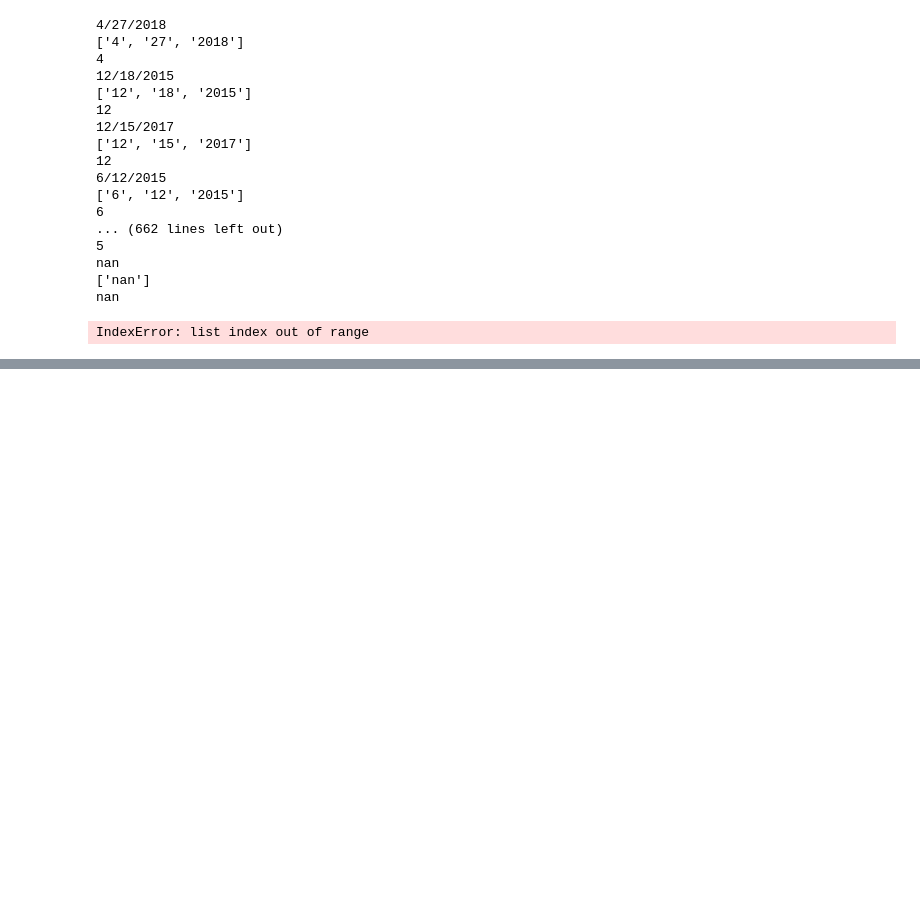
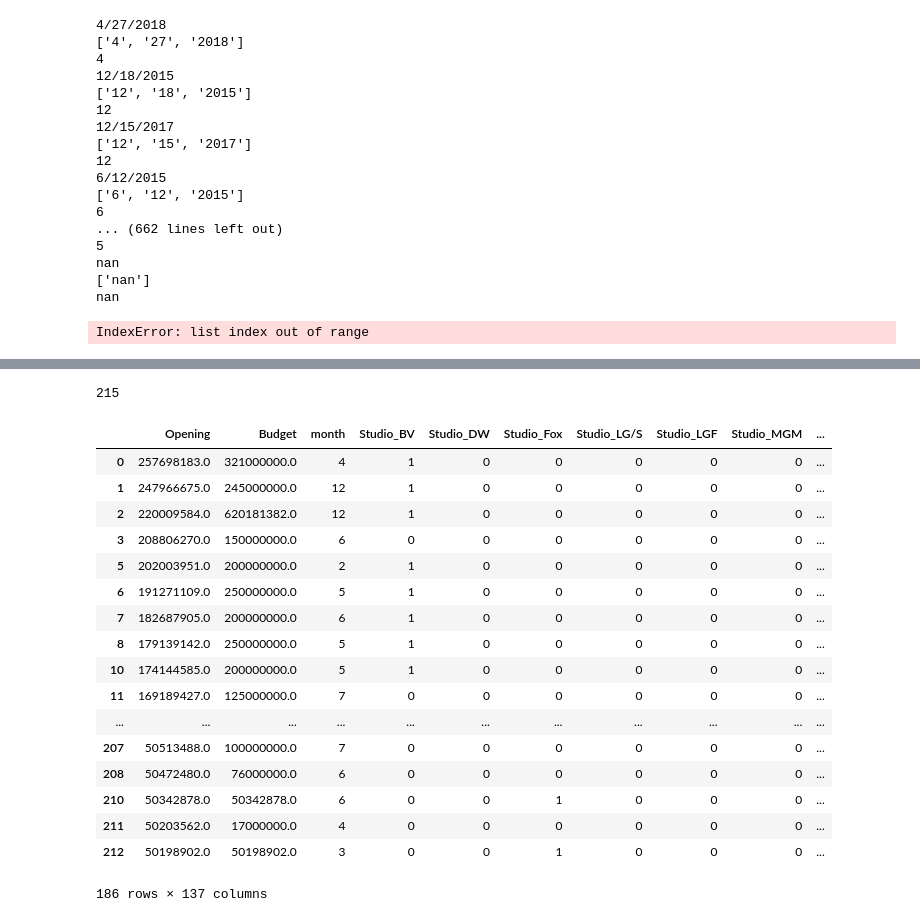
Before and after one commit to ddrossi93/Opening-Box-Office-Predictor, a Jupyter notebook: tester.ipynb, the cells around one changed output, grey strips where cells are left out. Drawn from its saved outputs; the diff is of its cells as text; code cells hidden in the pictures; blank space fills up the shorter version.

Commit message:
Cleaned dataset

```diff
--- a/tester.ipynb
+++ b/tester.ipynb
@@ -238,0 +234,33 @@ weekend_box.to_csv('after_imdb.csv')
+# %%
+len(dataset)
+# %% [output]
+215
+# %%
+cleaned_df = dataset.dropna()
+# %%
+cleaned_df = cleaned_df[['Opening', 'Studio', 'Director', 'Budget', 'month']]
+# %%
+cleaned_df[['Opening', 'Budget']] = cleaned_df[['Opening', 'Budget']].astype(float)
+# %%
+dummy_df = pd.get_dummies(cleaned_df)
+# %%
+dummy_df
+# %% [output]
+|  | Opening | Budget | month | Studio_BV | Studio_DW | Studio_Fox | Studio_LG/S | Studio_LGF | Studio_MGM | ... |
+| 0 | 257698183.0 | 321000000.0 | 4 | 1 | 0 | 0 | 0 | 0 | 0 | ... |
+| 1 | 247966675.0 | 245000000.0 | 12 | 1 | 0 | 0 | 0 | 0 | 0 | ... |
+| 2 | 220009584.0 | 620181382.0 | 12 | 1 | 0 | 0 | 0 | 0 | 0 | ... |
+| 3 | 208806270.0 | 150000000.0 | 6 | 0 | 0 | 0 | 0 | 0 | 0 | ... |
+| 5 | 202003951.0 | 200000000.0 | 2 | 1 | 0 | 0 | 0 | 0 | 0 | ... |
+| 6 | 191271109.0 | 250000000.0 | 5 | 1 | 0 | 0 | 0 | 0 | 0 | ... |
+| 7 | 182687905.0 | 200000000.0 | 6 | 1 | 0 | 0 | 0 | 0 | 0 | ... |
+| 8 | 179139142.0 | 250000000.0 | 5 | 1 | 0 | 0 | 0 | 0 | 0 | ... |
+| 10 | 174144585.0 | 200000000.0 | 5 | 1 | 0 | 0 | 0 | 0 | 0 | ... |
+| 11 | 169189427.0 | 125000000.0 | 7 | 0 | 0 | 0 | 0 | 0 | 0 | ... |
+| ... | ... | ... | ... | ... | ... | ... | ... | ... | ... | ... |
+| 207 | 50513488.0 | 100000000.0 | 7 | 0 | 0 | 0 | 0 | 0 | 0 | ... |
+| 208 | 50472480.0 | 76000000.0 | 6 | 0 | 0 | 0 | 0 | 0 | 0 | ... |
+| 210 | 50342878.0 | 50342878.0 | 6 | 0 | 0 | 1 | 0 | 0 | 0 | ... |
+| 211 | 50203562.0 | 17000000.0 | 4 | 0 | 0 | 0 | 0 | 0 | 0 | ... |
+| 212 | 50198902.0 | 50198902.0 | 3 | 0 | 0 | 1 | 0 | 0 | 0 | ... |
+186 rows × 137 columns
```
Also changed, not shown: parts of 12 cells of this notebook, 2 other files.
